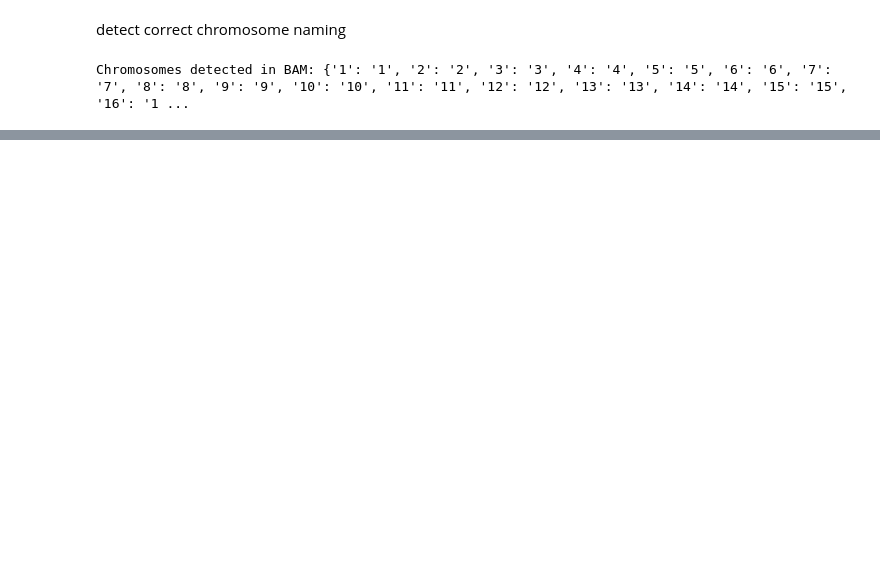
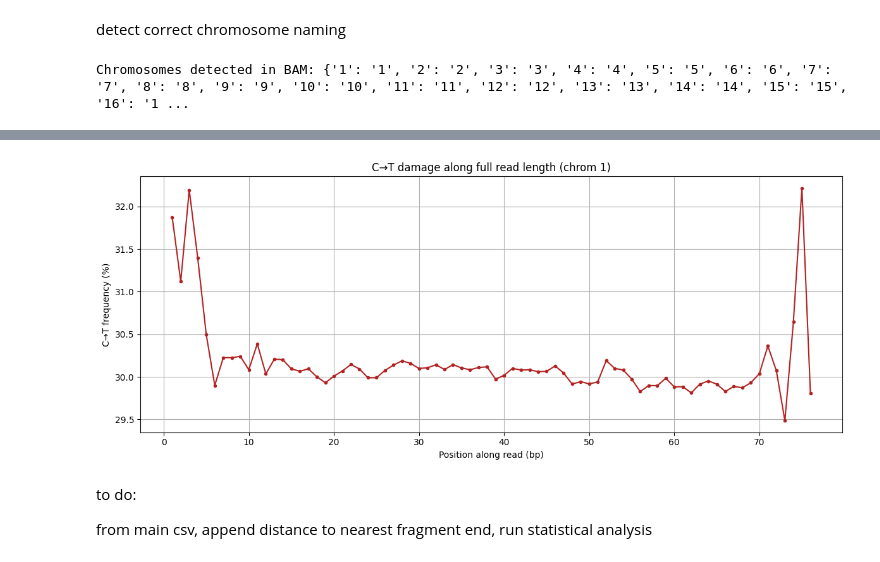
Before and after one commit to eviecolbeck/Part-II-Project, a Jupyter notebook: Project.ipynb, the cells around one changed output, grey strips where cells are left out. Drawn from its saved outputs; the diff is of its cells as text; code cells hidden in the pictures; blank space fills up the shorter version.

```diff
--- a/Project.ipynb
+++ b/Project.ipynb
@@ -165,0 +348,43 @@ Bayesian ?
+# %%
+# Dictionary: key = position, value = list of C->T (0/1) at that position
+pos_counts = defaultdict(list)
+chrom = "1"  # or whichever
+
+all_reads_ct = []
+
+with pysam.AlignmentFile(bam_file_path, "rb") as bam:
+    for read in bam.fetch(chrom):
+        if read.is_unmapped or read.query_sequence is None:
+            continue
+        seq = read.query_sequence
+        for i, base in enumerate(seq):
+            pos_counts[i].append(1 if base == "T" else 0)
+
+# Compute mean per position without padding
+max_pos = max(pos_counts.keys()) + 1
+ct_rate_per_pos = np.zeros(max_pos)
+for i in range(max_pos):
+    if i in pos_counts:
+        ct_rate_per_pos[i] = np.mean(pos_counts[i])
+    else:
+        ct_rate_per_pos[i] = np.nan  # optional
+
+
+# rolling mean for noisy ends
+window = 5
+ct_rate_smoothed = np.convolve(ct_rate_per_pos, np.ones(window)/window, mode='same')
+
+plt.figure(figsize=(12,5))
+plt.plot(range(1, len(ct_rate_per_pos)+1), ct_rate_per_pos*100, color='firebrick', marker='o', markersize=3)
+plt.xlabel("Position along read (bp)")
+plt.ylabel("C→T frequency (%)")
+plt.title(f"C→T damage along full read length (chrom {chrom})")
+plt.grid(True)
+plt.tight_layout()
+plt.show()
+# %% [output]
+[figure, added]
+# %% [markdown]
+to do:
+
+from main csv, append distance to nearest fragment end, run statistical analysis
```
Also changed, not shown: parts of 10 cells of this notebook.
